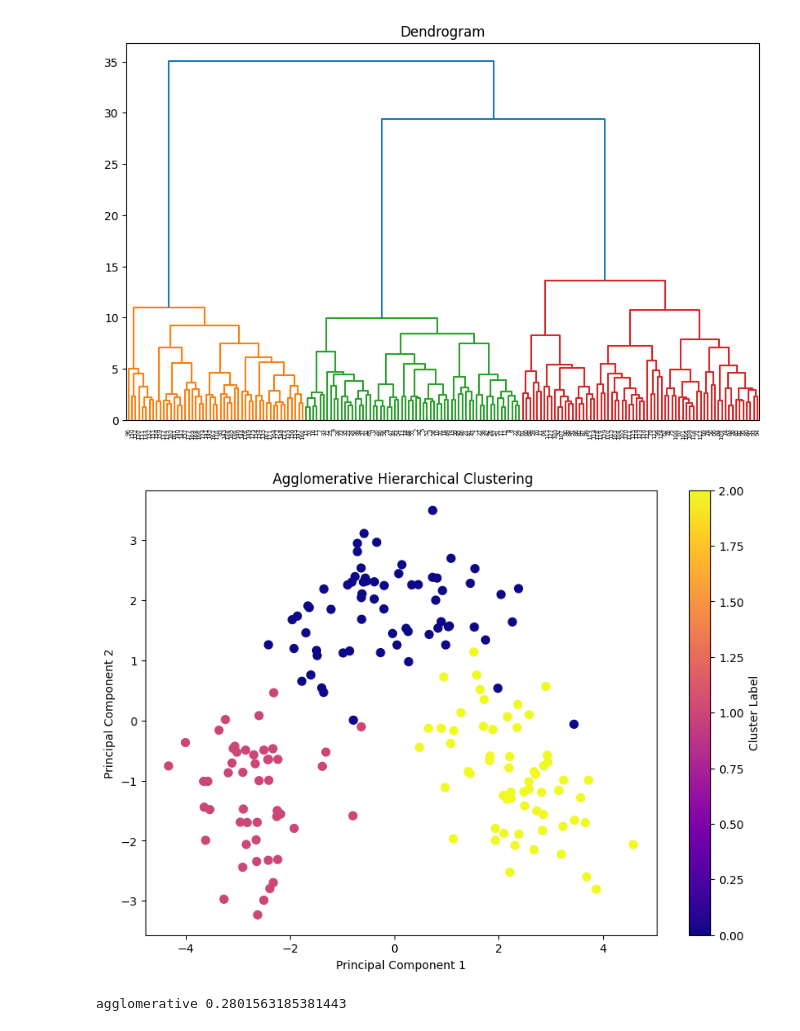
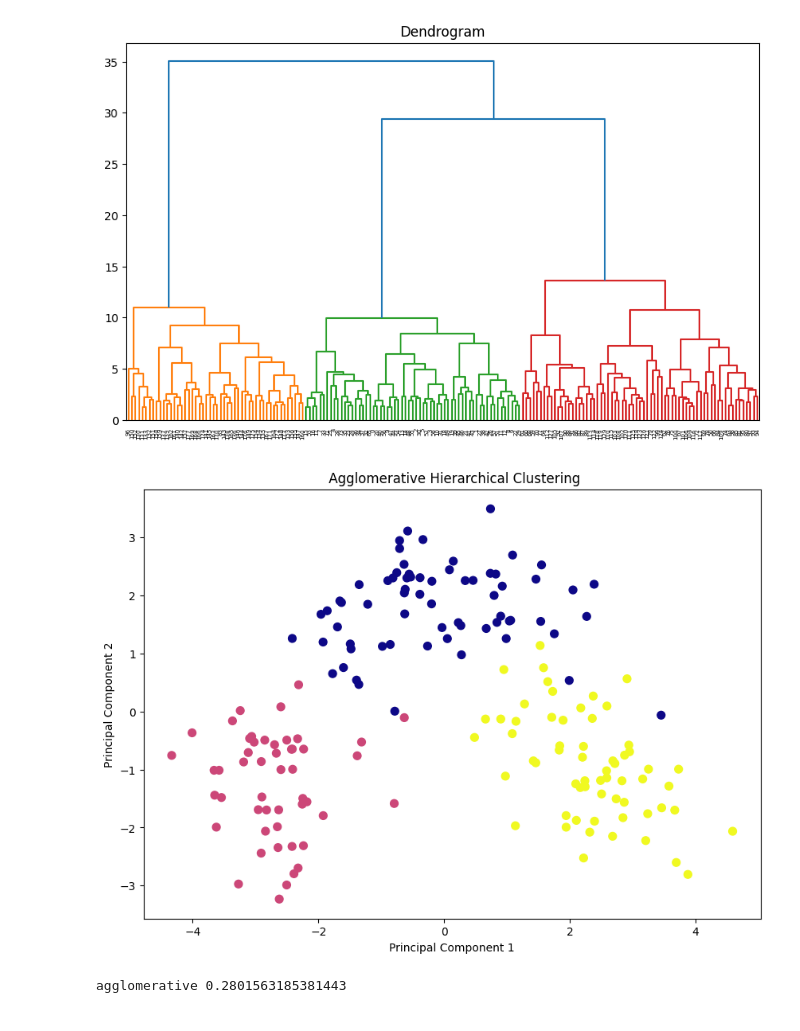
Before and after one commit to ra-vb/python_code, a Jupyter notebook: Rabiyathul_misriya_unsupervised_learning.ipynb, the cells around one changed output. Drawn from its saved outputs; the diff is of its cells as text; code cells hidden in the pictures.

```diff
--- a/Rabiyathul_misriya_unsupervised_learning.ipynb
+++ b/Rabiyathul_misriya_unsupervised_learning.ipynb
@@ -241,15 +240,14 @@ pred = hc.fit_predict(X)
 # %%
 df_pca['Cluster'] = pred
 # Plot the clusters
 plt.figure(figsize=(10, 7))
 plt.scatter(df_pca['PC1'], df_pca['PC2'], c=df_pca['Cluster'], cmap='plasma', s=50)
 plt.title(' Agglomerative Hierarchical Clustering')
 plt.xlabel('Principal Component 1')
 plt.ylabel('Principal Component 2')
-plt.colorbar(label='Cluster Label')
 plt.show()
 # %% [output]
-[figure, old version]
+[figure, new version]
 # %%
 from sklearn.metrics import silhouette_score
 silhoutte_agg=silhouette_score(X,pred)
```
Also changed, not shown: parts of 1 cell of this notebook.
